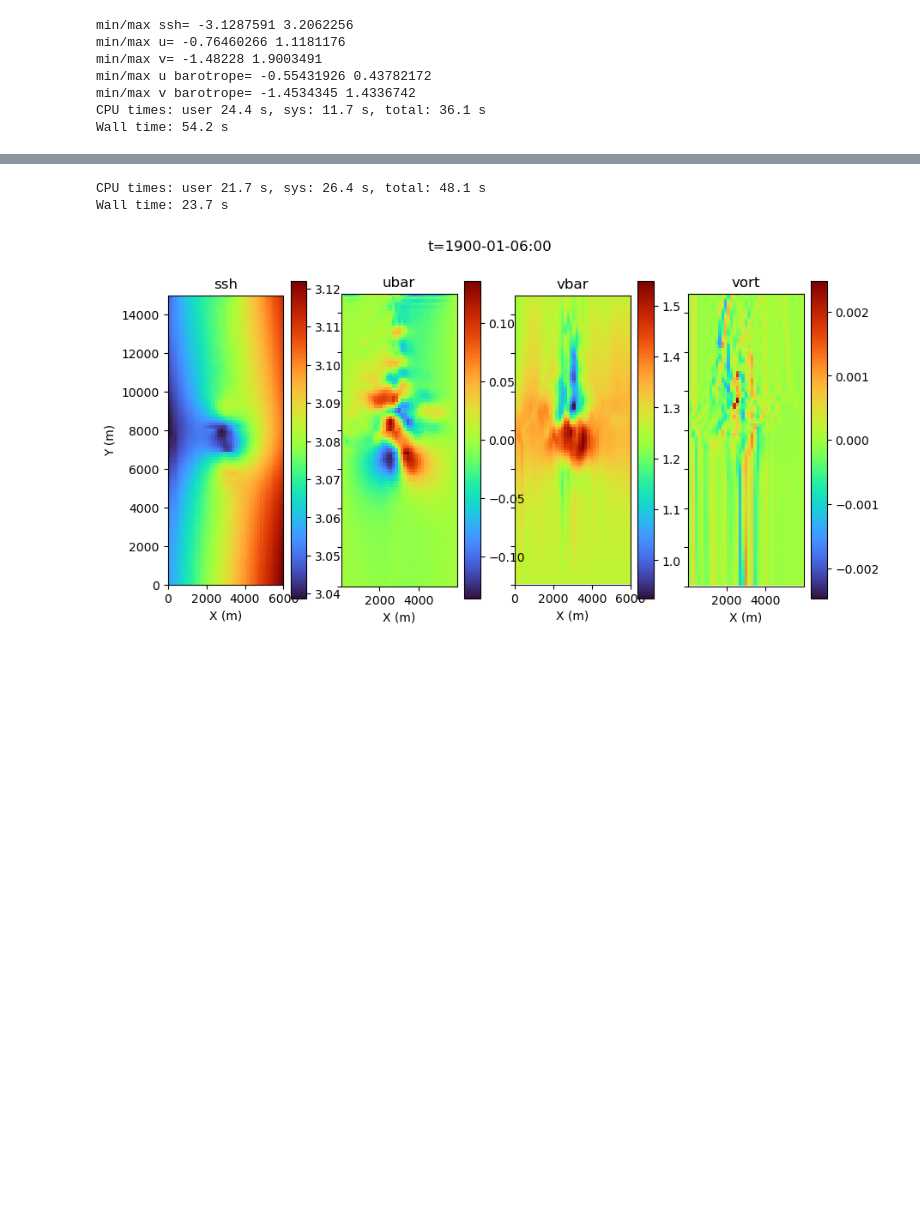
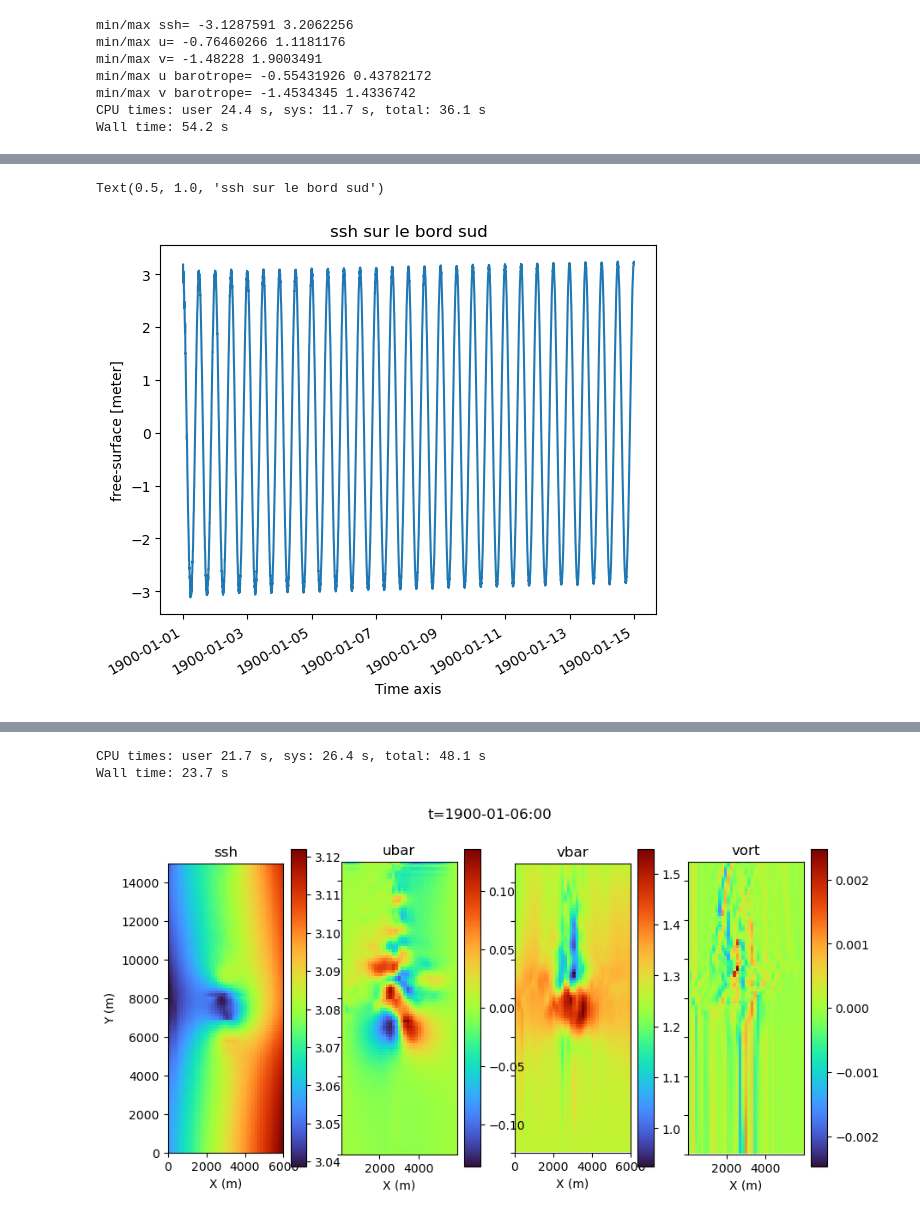
Before and after one commit to apatlpo/iroise_sandbank, a Jupyter notebook: croco/diags.ipynb, the cells around one changed output, grey strips where cells are left out. Saved outputs shown, nothing was run; the diff lists cells and outputs as text; code cells hidden in the pictures; blank space fills up the shorter version.

```diff
--- a/croco/diags.ipynb
+++ b/croco/diags.ipynb
@@ -137,0 +114,6 @@ ds.z_sfc.isel(x=int(L/2),y=int(M/2)).sel(t=slice(date1,date2)).plot()
+# %%
+ds.z_sfc.isel(x=int(L/2),y=0).plot()
+plt.title("ssh sur le bord sud")
+# %% [output]
+Text(0.5, 1.0, 'ssh sur le bord sud')
+[figure, added]
```
Also changed, not shown: parts of 8 cells of this notebook, 1 other file.
